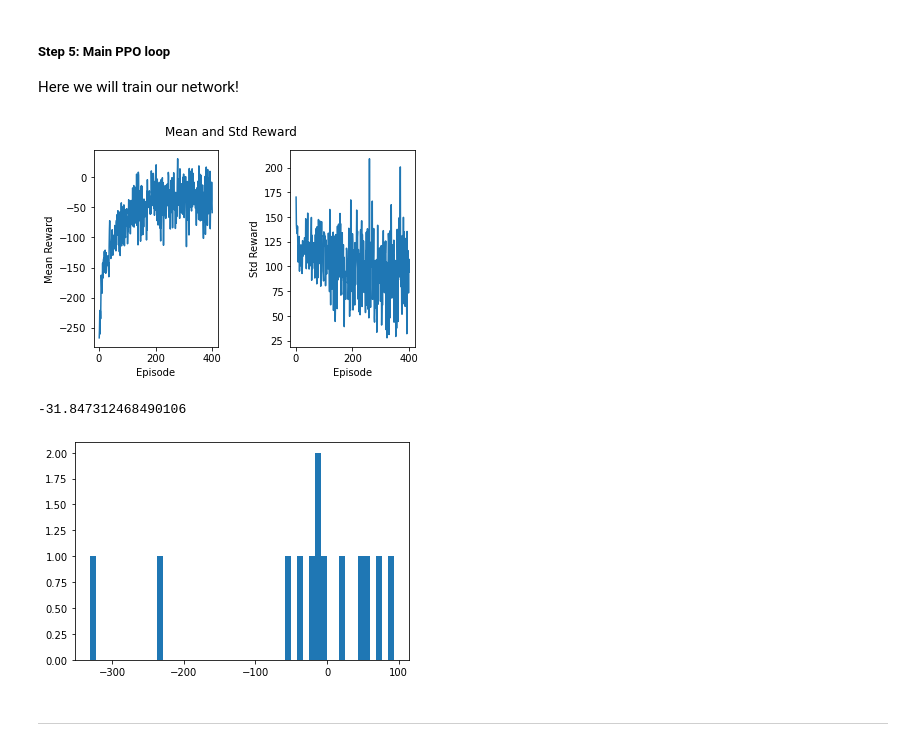
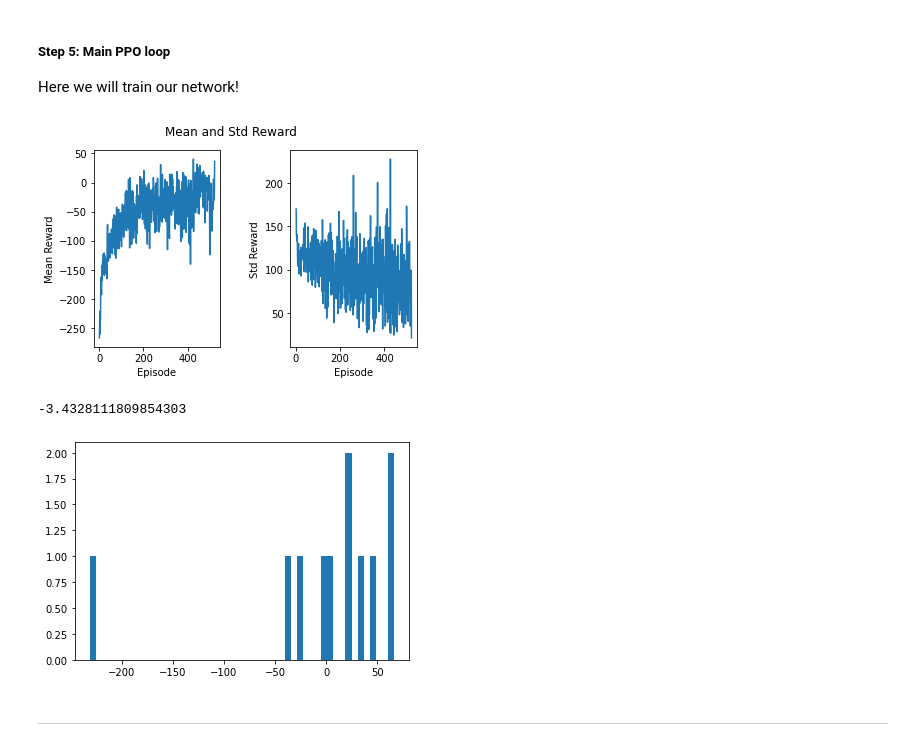
Before and after one commit to PavelKolev/rl_algos, a Jupyter notebook: PPO/PPO_GAE_LLCont_sigma_2.ipynb, the cells around one changed output. Saved outputs shown, nothing was run; the diff lists cells and outputs as text; code cells hidden in the pictures.

Commit message:
520 iters of PPO

```diff
--- a/PPO/PPO_GAE_LLCont_sigma_2.ipynb
+++ b/PPO/PPO_GAE_LLCont_sigma_2.ipynb
@@ -371,7 +371,7 @@ def get_GAE(r, v, v_p, gamma=1, gae_param=1):
 # exceed the allowed steps
 # NOTE: We might end up with a single path that exceeds steps limit !
 
-def rollout(env, act, gamma=1, gae_param=1, max_pathlength=3000, n_timesteps=10000):
+def rollout(env, act, sample=True, gamma=1, gae_param=1, max_pathlength=3000, n_timesteps=10000):
     """
     Generate rollouts for training.
     :param: env - environment in which we will make actions to generate rollouts.
@@ -388,7 +388,7 @@ def rollout(env, act, gamma=1, gae_param=1, max_pathlength=3000, n_timesteps=100
         obervation = env.reset()
 
         for _ in range(max_pathlength):
-            mu_eval, V_eval, action, action_prob = act(obervation)
+            mu_eval, V_eval, action, action_prob = act(obervation, sample)
 
             obervations.append(obervation)
             mu_evals.append(mu_eval)
@@ -459,14 +459,15 @@ with open("std_reward_list.txt", "rb") as fp:   # Unpickling
 #num_epis_total = 0    # number of played episodes
 #start_time = time.time()
 
-done_iters = 400
-iters = 100
-x_axis = list(range(1,len(avg_reward_list)+1))
+
+done_iters = len(avg_reward_list)
+iters  = 100
+x_axis = list( range(1,done_iters + 1) )
 
 for i in trange(iters):
 
     # Generating paths.
-    paths = rollout(env, act, gamma, gae_param)
+    paths = rollout(env, act, sample=True, gamma=gamma, gae_param=gae_param)
 
     # Load feed_dict and old_weights
     observations = np.concatenate([path["observations"] for path in paths])
@@ -521,34 +522,34 @@ for i in trange(iters):
     avg_reward_list.append(episode_rewards.mean())
     std_reward_list.append(episode_rewards.std())
 
     #Print Figure
     x_axis.append(done_iters + i + 1)
 
     clear_output(True)
     fig, (ax1, ax2) = plt.subplots(1, 2)
     fig.suptitle('Mean and Std Reward')
     ax1.plot(x_axis, avg_reward_list)
     ax2.plot(x_axis, std_reward_list)
     ax1.set(xlabel='Episode', ylabel='Mean Reward')
     ax2.set(xlabel='Episode', ylabel='Std Reward')
     fig.tight_layout(pad=3.0)
     plt.show()
 
     #stats = OrderedDict()
     #num_epis_total += len(episode_rewards)
 
     #stats["Total number of episodes"] = num_epis_total
     #stats["Average sum of rewards per episode"] = episode_rewards.mean()
     #stats["Std of rewards per episode"] = episode_rewards.std()
     #stats["Entropy"] = entropy
     #stats["Time elapsed"] = "%.2f mins" % ((time.time() - start_time)/60.)
     #stats["KL between old and new distribution"] = kl
     #stats["Surrogate loss"] = L_surr
 
     #for k, v in stats.items():
     #    print(k + ": " + " " * (40 - len(k)) + str(v))
 # %% [output]
-[figure, old version]
+[figure, new version]
 # %%
 # Save to disk
 saver = tf.train.Saver()
@@ -564,15 +565,15 @@ with open("std_reward_list.txt", "wb") as fp:
 # %%
 import matplotlib.pyplot as plt
 
-paths = rollout(env, act)
+paths = rollout(env, act, sample=True)
 print(np.mean([path['reward'] for path in paths]))
 
 x = [path['reward'] for path in paths]
 plt.hist(x, bins = 50)
 plt.show()
 # %% [output]
--31.847312468490106
+-3.4328111809854303
-[figure, old version]
+[figure, new version]
 # %% [markdown]
 -----------------
 # %%
```
Also changed, not shown: parts of 2 cells of this notebook, 7 other files.
